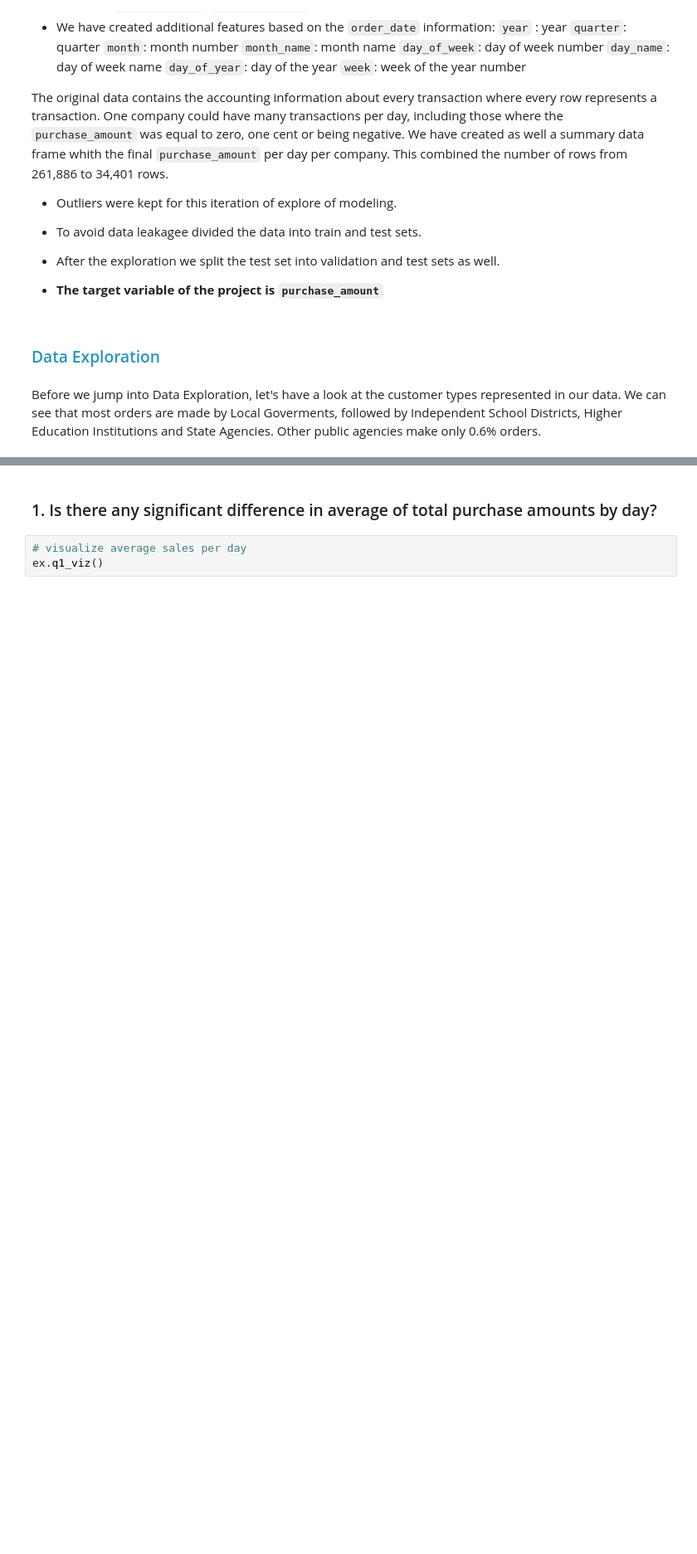
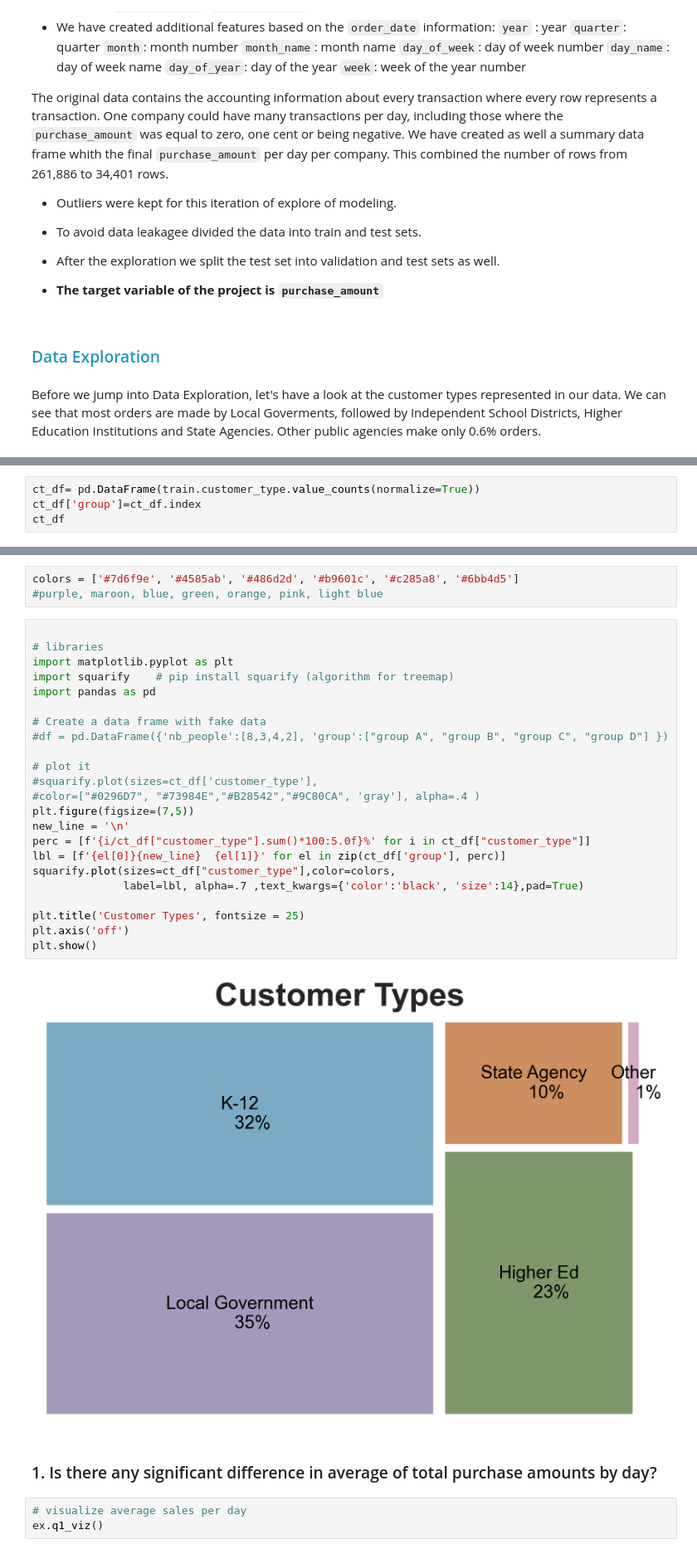
Before and after one commit to The-Real-MVPs/cisco-time-series-analysis, a Jupyter notebook: yvette_ibarra/draft_final_notebook-Copy1.ipynb, the cells around one changed output, grey strips where cells are left out. Shown at 83% size. Cells and saved outputs as stored; diff of their text form; blank space fills up the shorter version.

```diff
--- a/yvette_ibarra/draft_final_notebook-Copy1.ipynb
+++ b/yvette_ibarra/draft_final_notebook-Copy1.ipynb
@@ -68,0 +200,4 @@ ex.viz_customer_types()
+# %%
+ct_df= pd.DataFrame(train.customer_type.value_counts(normalize=True))
+ct_df['group']=ct_df.index
+ct_df
@@ -69,3 +211,31 @@ ex.viz_customer_types()
+# %%
+colors = ['#7d6f9e', '#4585ab', '#486d2d', '#b9601c', '#c285a8', '#6bb4d5']
+#purple, maroon, blue, green, orange, pink, light blue
+# %%
+
+# libraries
+import matplotlib.pyplot as plt
+import squarify    # pip install squarify (algorithm for treemap)
+import pandas as pd
+
+# Create a data frame with fake data
+#df = pd.DataFrame({'nb_people':[8,3,4,2], 'group':["group A", "group B", "group C", "group D"] })
+
+# plot it
+#squarify.plot(sizes=ct_df['customer_type'],
+#color=["#0296D7", "#73984E","#B28542","#9C80CA", 'gray'], alpha=.4 )
+plt.figure(figsize=(7,5))
+new_line = '\n'
+perc = [f'{i/ct_df["customer_type"].sum()*100:5.0f}%' for i in ct_df["customer_type"]]
+lbl = [f'{el[0]}{new_line}  {el[1]}' for el in zip(ct_df['group'], perc)]
+squarify.plot(sizes=ct_df["customer_type"],color=colors,
+              label=lbl, alpha=.7 ,text_kwargs={'color':'black', 'size':14},pad=True)
+
+plt.title('Customer Types', fontsize = 25)
+plt.axis('off')
+plt.show()
+# %% [output]
+[figure, added]
 # %% [markdown]
 ### 1. Is there any significant difference in average of total purchase amounts by  day?
 # %%
```
Also changed, not shown: parts of 10 cells of this notebook, 1 other file.
